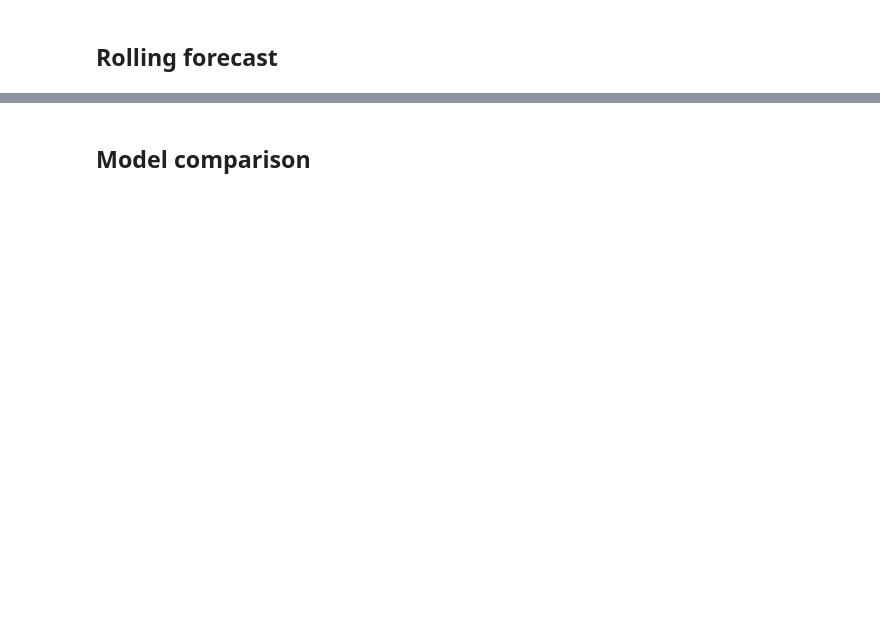
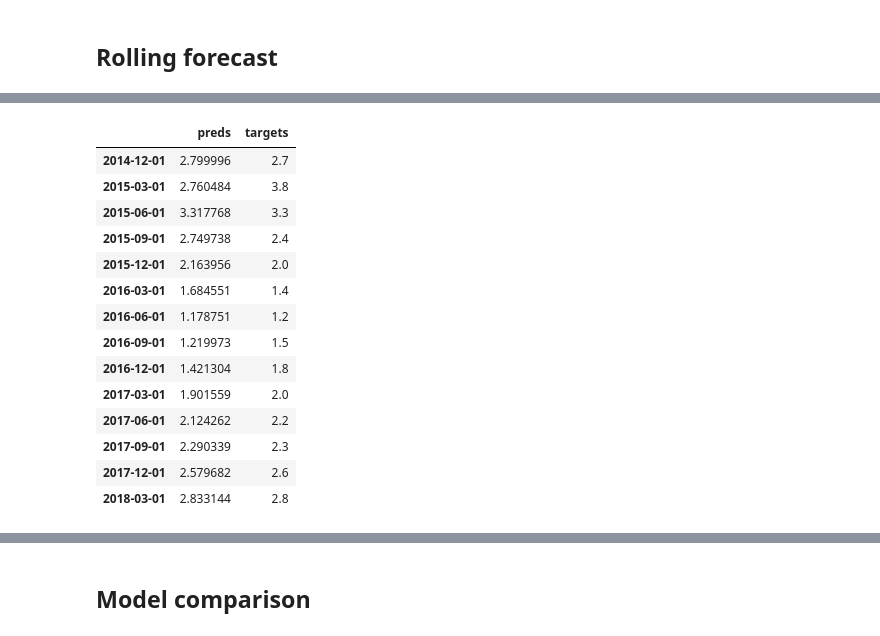
Before and after one commit to RenatoVassallo/MIDAS, a Jupyter notebook: tutorial/MIDAS_Tutorial.ipynb, the cells around one changed output, grey strips where cells are left out. Saved outputs shown, nothing was run; the diff lists cells and outputs as text; code cells hidden in the pictures; blank space fills up the shorter version.

```diff
--- a/tutorial/MIDAS_Tutorial.ipynb
+++ b/tutorial/MIDAS_Tutorial.ipynb
@@ -105,7 +181,8 @@ forecast_df
 # %%
 df_rolling, rmse = midas_model.rolling_forecast(start_date = datetime(2011, 3, 1),
                                                 end_date   = datetime(2014, 12, 1),
-                                                forecast_horizon = 1,
+                                                alignment_lag = 0,
                                                 poly_list = ["expalmon"],
                                                 verbose = True)
 df_rolling
+# %% [output]
@@ -112,3 +205,18 @@ df_rolling
+|  | preds | targets |
+| 2014-12-01 | 2.799996 | 2.7 |
+| 2015-03-01 | 2.760484 | 3.8 |
+| 2015-06-01 | 3.317768 | 3.3 |
+| 2015-09-01 | 2.749738 | 2.4 |
+| 2015-12-01 | 2.163956 | 2.0 |
+| 2016-03-01 | 1.684551 | 1.4 |
+| 2016-06-01 | 1.178751 | 1.2 |
+| 2016-09-01 | 1.219973 | 1.5 |
+| 2016-12-01 | 1.421304 | 1.8 |
+| 2017-03-01 | 1.901559 | 2.0 |
+| 2017-06-01 | 2.124262 | 2.2 |
+| 2017-09-01 | 2.290339 | 2.3 |
+| 2017-12-01 | 2.579682 | 2.6 |
+| 2018-03-01 | 2.833144 | 2.8 |
 # %%
 # Plot the predictions
 import matplotlib.pyplot as plt
```
Also changed, not shown: parts of 13 cells of this notebook, 1 other file.
